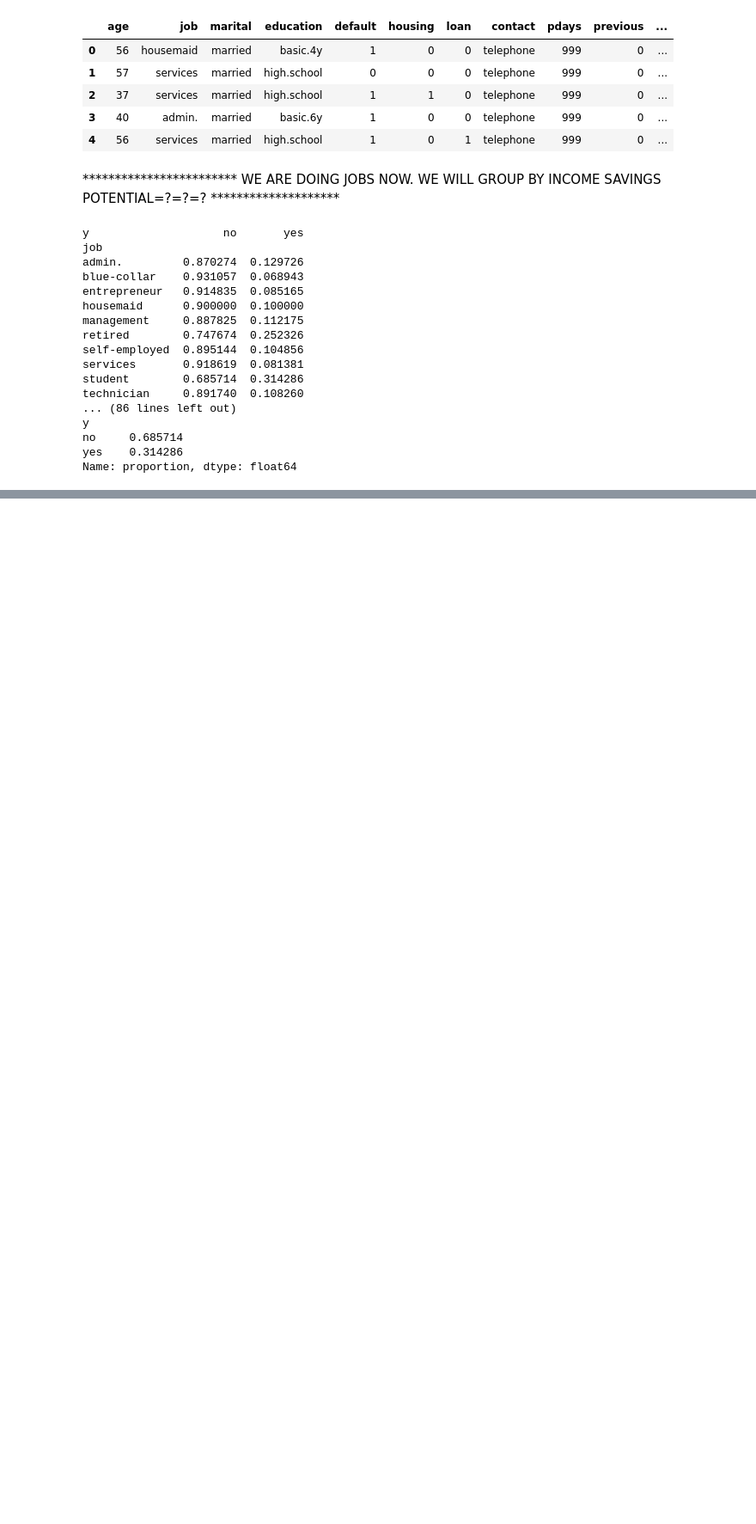
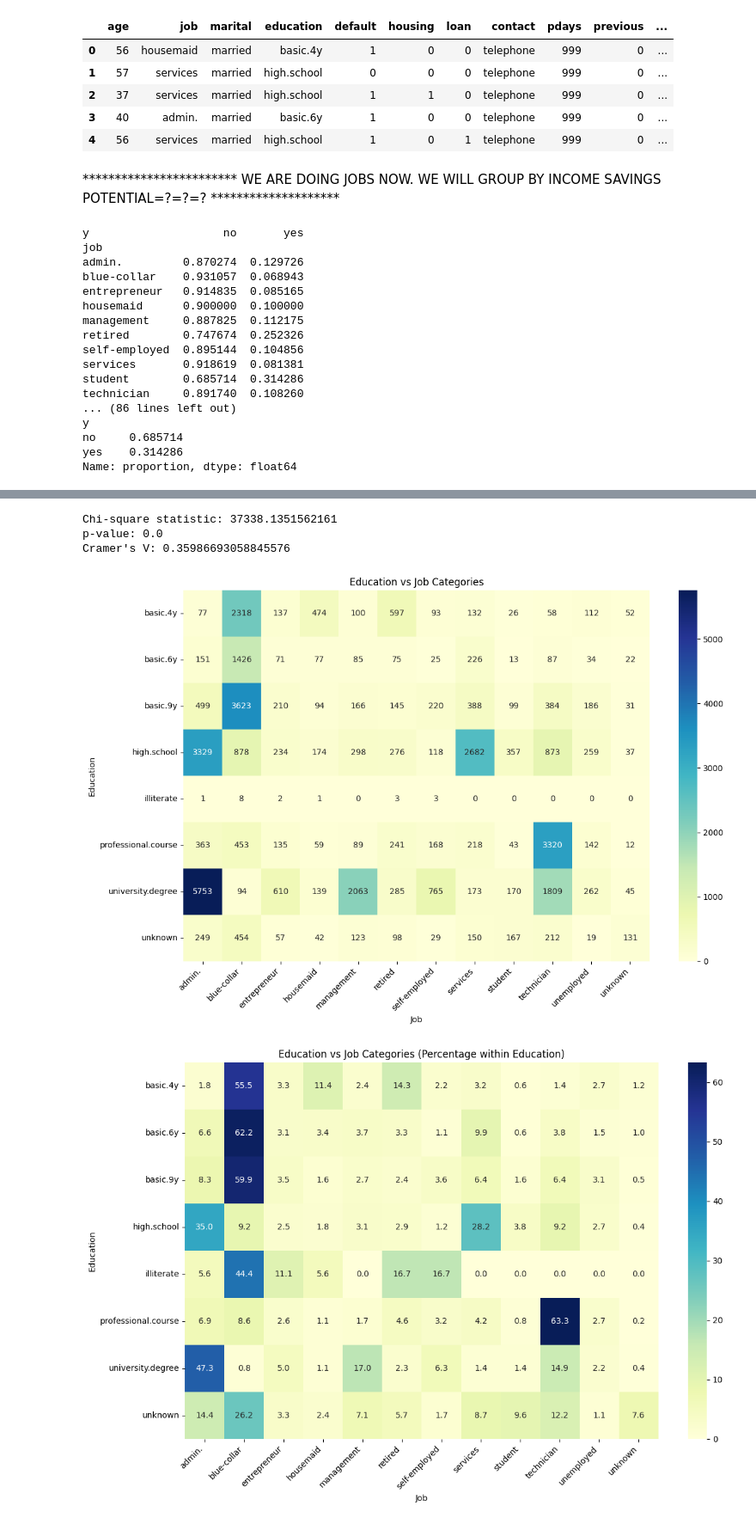
Before and after one commit to GuillePrograma94/ML-Exercise, a Jupyter notebook: src/explore.ipynb, the cells around one changed output, grey strips where cells are left out. Shown: that part at 86% size. Drawn from its saved outputs; the diff is of its cells as text; code cells hidden in the pictures; blank space fills up the shorter version.

```diff
--- a/src/explore.ipynb
+++ b/src/explore.ipynb
@@ -523,3 +527,9 @@ y
 no     0.685714
 yes    0.314286
 Name: proportion, dtype: float64
+# %%
+job_success_rate = df.groupby('job')['y'].apply(lambda x: (x == 'yes').mean())
+# %%
+df['job_success_rate'] = df['job'].map(job_success_rate)
+# %%
+df['job_success_rate'] = df['job_success_rate'].round(6)
@@ -525,0 +628,2 @@ Name: proportion, dtype: float64
+# %%
+df.drop(columns = ["marital"], inplace = True)
@@ -525,0 +641,48 @@ Name: proportion, dtype: float64
+# %%
+def analyze_education_job_relationship(df):
+    # Create a contingency table
+    cont_table = pd.crosstab(df['education'], df['job'])
+
+    # Perform chi-square test
+    chi2, p_value, dof, expected = chi2_contingency(cont_table)
+
+    print(f"Chi-square statistic: {chi2}")
+    print(f"p-value: {p_value}")
+
+    # Calculate Cramer's V
+    n = cont_table.sum().sum()
+    min_dim = min(cont_table.shape) - 1
+    cramer_v = np.sqrt(chi2 / (n * min_dim))
+
+    print(f"Cramer's V: {cramer_v}")
+
+    # Visualize the relationship
+    plt.figure(figsize=(12, 8))
+    sns.heatmap(cont_table, annot=True, fmt='d', cmap='YlGnBu')
+    plt.title('Education vs Job Categories')
+    plt.ylabel('Education')
+    plt.xlabel('Job')
+    plt.xticks(rotation=45, ha='right')
+    plt.tight_layout()
+    plt.show()
+
+    # Calculate percentages within each education category
+    percent_table = cont_table.div(cont_table.sum(axis=1), axis=0) * 100
+
+    plt.figure(figsize=(12, 8))
+    sns.heatmap(percent_table, annot=True, fmt='.1f', cmap='YlGnBu')
+    plt.title('Education vs Job Categories (Percentage within Education)')
+    plt.ylabel('Education')
+    plt.xlabel('Job')
+    plt.xticks(rotation=45, ha='right')
+    plt.tight_layout()
+    plt.show()
+
+# Assuming df is your DataFrame
+analyze_education_job_relationship(df)
+# %% [output]
+Chi-square statistic: 37338.1351562161
+p-value: 0.0
+Cramer's V: 0.35986693058845576
+[figure, added]
+[figure, added]
```
Also changed, not shown: parts of 14 cells of this notebook.
